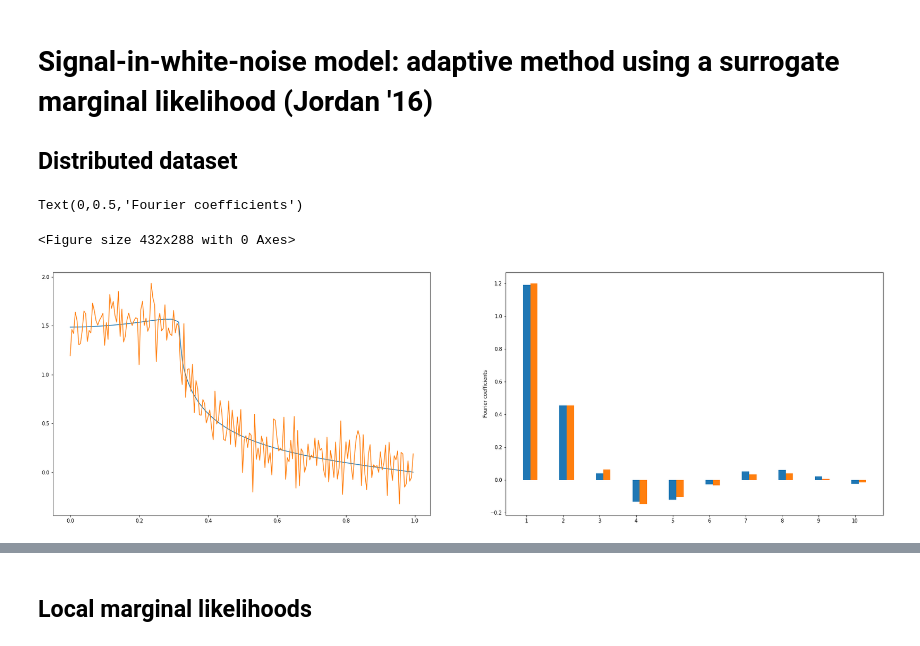
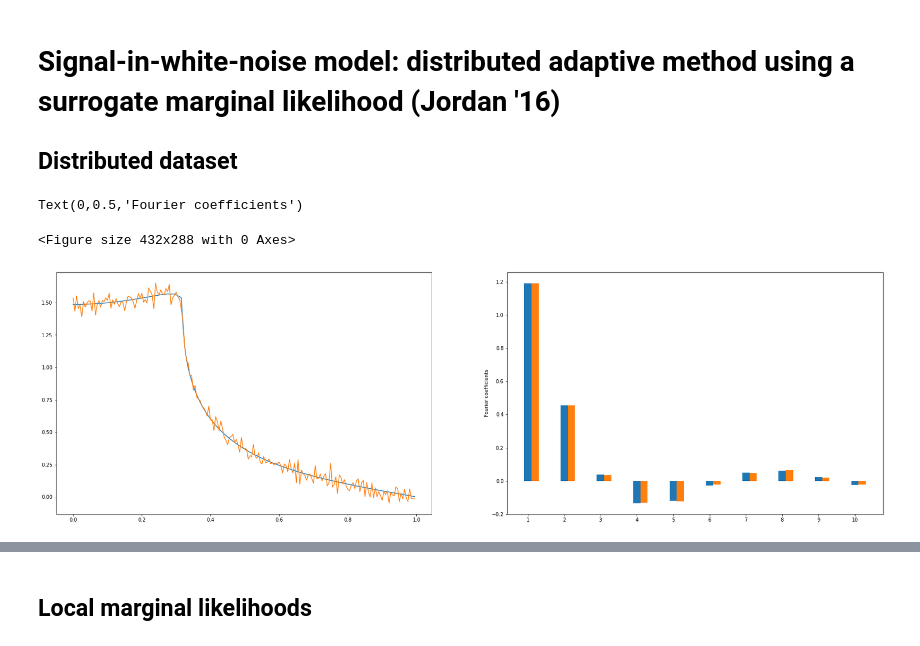
Before and after one commit to JTT94/distributed_posteriors, a Jupyter notebook: notebooks/adaptive_surrogate.ipynb, the cells around one changed output, grey strips where cells are left out. Saved outputs shown, nothing was run; the diff lists cells and outputs as text; code cells hidden in the pictures.

Commit message:
improvements on the adaptive method

```diff
--- a/notebooks/adaptive_surrogate.ipynb
+++ b/notebooks/adaptive_surrogate.ipynb
@@ -8,42 +8,42 @@ from scipy.stats import truncnorm
 from scipy.optimize import minimize_scalar, root_scalar
 # %% [markdown]
-# Signal-in-white-noise model: adaptive method using a surrogate marginal likelihood (Jordan '16)
+# Signal-in-white-noise model: distributed adaptive method using a surrogate marginal likelihood (Jordan '16)
 
 ## Distributed dataset
 # %%
 N = 300 # number of observed coefficients
 tau = 1 # scale of the prior
-n = 4800 # size of the dataset
-m = 40 # number of machines
+n = 10**5 # size of the dataset
+m = 10 # number of machines
 beta = 1 # smoothness of the parameters
 sigma = 1
 alpha = 1 # smoothness of the prior
 # %%
 theta = np.sin(np.arange(1.0,N+1.0,1.0)) * np.sqrt(2) / (np.arange(1.0,N+1.0,1.0)) ** 1.5
-data = np.tile(theta, (m,1)) + np.sqrt(sigma * m / n) * np.random.normal(size=(m,N))
+data = np.tile(theta, (m,1)) + np.random.normal(scale=sigma*np.sqrt(m / n),size=(m,N))
 
 plt.figure()
 fig, ax = plt.subplots(1,2, figsize=(30/1,9/1))
 
 a = ax[0]
 X = np.arange(0,1,0.005)
 Y = [np.sum(theta * np.cos(np.pi * (np.arange(1.0,N+1.0,1.0) - 0.5) * x)) for x in X]
 Y_n = [np.sum(np.mean(data,axis=0) * np.cos(np.pi * (np.arange(1.0,N+1.0,1.0) - 0.5) * x)) for x in X]
 a.plot(X,Y)
 a.plot(X,Y_n)
 
 a = ax[1]
 index = np.arange(1,11,1)
 bar_width = 0.2
 opacity = 1
 a.bar(index, theta[:10], bar_width, align='center', alpha=opacity)
 a.bar(index + bar_width, np.mean(data,axis=0)[:10], bar_width, align='center', alpha=opacity)
 a.set_xticks(index)
 a.set_ylabel('Fourier coefficients')
 # %% [output]
 Text(0,0.5,'Fourier coefficients')
 <Figure size 432x288 with 0 Axes>
-[figure, old version]
+[figure, new version]
 # %% [markdown]
 ## Estimation of $\alpha$
 
```
Also changed, not shown: parts of 18 cells of this notebook.
